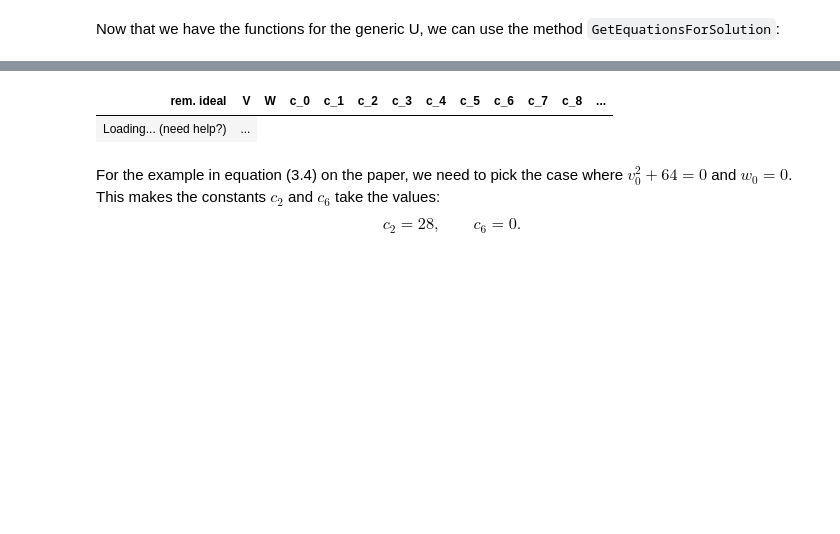
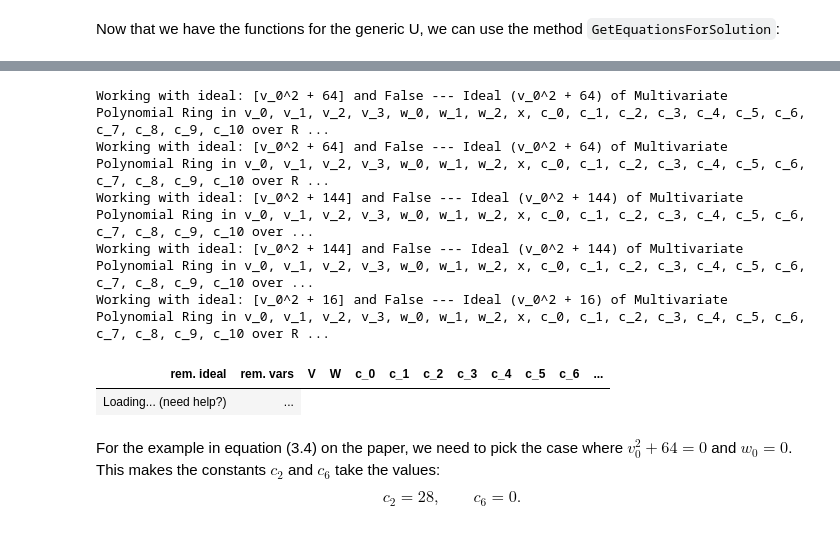
Before and after one commit to Antonio-JP/dalgebra, a Jupyter notebook: notebooks/non-trivial-commutators.ipynb, the cells around one changed output, grey strips where cells are left out. Drawn from its saved outputs; the diff is of its cells as text; code cells hidden in the pictures; blank space fills up the shorter version.

Commit message:
Restructured the branching with a class   - Now it is simpler to code for branches of solutions   + Adapted the code for example 3.2 in the noteoobk.

```diff
--- a/notebooks/non-trivial-commutators.ipynb
+++ b/notebooks/non-trivial-commutators.ipynb
@@ -179,49 +179,42 @@ Wall time: 21.2 s
 # %%
 # logging.getLogger("dalgebra.hierarchies").setLevel(logging.DEBUG)
-output = analyze_ideal(
+output = list(set(analyze_ideal(
     [el(c_10=1,c_4=0,c_8=0) for el in H.basis],
     {"c_10":1, "c_4": 0, "c_8": 0, "c_0": 0},
-    [("var","c_10",1), ("var","c_4",0), ("var","c_8",1), ("var", "c_0",0)])
-
-new_output = []
-for (I,sols,decs) in output:
-    for (I2,sols2,_) in new_output:
-        if I == I2 and sols == sols2:
-            break
-    else:
-        new_output.append((I,sols,decs))
-output = new_output
-BwC = P.parent().base().wrapped
-output = [
-    (I, sols,
-     {
-         "V": BwC(V)(**sols),
-         "W": BwC(W)(**sols),
-         "L": sum(c.wrapped(**sols)*m for (c,m) in zip(L.coefficients(), L.monomials())),
-         "P": sum(c.wrapped(**sols)*m for (c,m) in zip(P.coefficients(), P.monomials()))
-     },
-     decs)
-    for (I,sols, decs) in output
-]
+    [("var","c_10",1), ("var","c_4",0), ("var","c_8",1), ("var", "c_0",0)],
+    final_parent=P.parent().base().wrapped
+)))
 # %%
 from pandas import DataFrame
 
 from itables import init_notebook_mode # making tables interactive
 init_notebook_mode(all_interactive=True, connected=False)
 import plotly.express as px
 import plotly.graph_objects as go
 import plotly.io as pio
 # The below line ensures charts export to HTML
 pio.renderers.default='notebook'
 pio.templates.default = "plotly_dark"
 
 data = DataFrame(
-    [[I, out["V"], out["W"]] + [sols.get(f"c_{i}", f"c_{i}") for i in range(11)] for (I,sols,out,_) in output],
-    columns= ["rem. ideal", "V", "W"] + [f"c_{i}" for i in range(11)]
+    [
+        [
+            branch.I.gens(),
+            branch.remaining_variables(),
+            branch.eval(V),
+            branch.eval(W)
+        ] + [branch[f"c_{i}"] for i in range(11)] for branch in output
+    ],
+    columns= ["rem. ideal", "rem. vars","V", "W"] + [f"c_{i}" for i in range(11)]
 )
 data
 # %% [output]
 [interactive output not drawn]
 [interactive output not drawn]
+Working with ideal: [v_0^2 + 64] and False --- Ideal (v_0^2 + 64) of Multivariate Polynomial Ring in v_0, v_1, v_2, v_3, w_0, w_1, w_2, x, c_0, c_1, c_2, c_3, c_4, c_5, c_6, c_7, c_8, c_9, c_10 over R ...
+Working with ideal: [v_0^2 + 64] and False --- Ideal (v_0^2 + 64) of Multivariate Polynomial Ring in v_0, v_1, v_2, v_3, w_0, w_1, w_2, x, c_0, c_1, c_2, c_3, c_4, c_5, c_6, c_7, c_8, c_9, c_10 over R ...
+Working with ideal: [v_0^2 + 144] and False --- Ideal (v_0^2 + 144) of Multivariate Polynomial Ring in v_0, v_1, v_2, v_3, w_0, w_1, w_2, x, c_0, c_1, c_2, c_3, c_4, c_5, c_6, c_7, c_8, c_9, c_10 over ...
+Working with ideal: [v_0^2 + 144] and False --- Ideal (v_0^2 + 144) of Multivariate Polynomial Ring in v_0, v_1, v_2, v_3, w_0, w_1, w_2, x, c_0, c_1, c_2, c_3, c_4, c_5, c_6, c_7, c_8, c_9, c_10 over ...
+Working with ideal: [v_0^2 + 16] and False --- Ideal (v_0^2 + 16) of Multivariate Polynomial Ring in v_0, v_1, v_2, v_3, w_0, w_1, w_2, x, c_0, c_1, c_2, c_3, c_4, c_5, c_6, c_7, c_8, c_9, c_10 over R ...
-| rem. ideal | V | W | c_0 | c_1 | c_2 | c_3 | c_4 | c_5 | c_6 | c_7 | c_8 | ... |
+| rem. ideal | rem. vars | V | W | c_0 | c_1 | c_2 | c_3 | c_4 | c_5 | c_6 | ... |
 | Loading... (need help?) | ... |
```
Also changed, not shown: parts of 2 cells of this notebook, 1 other file.
